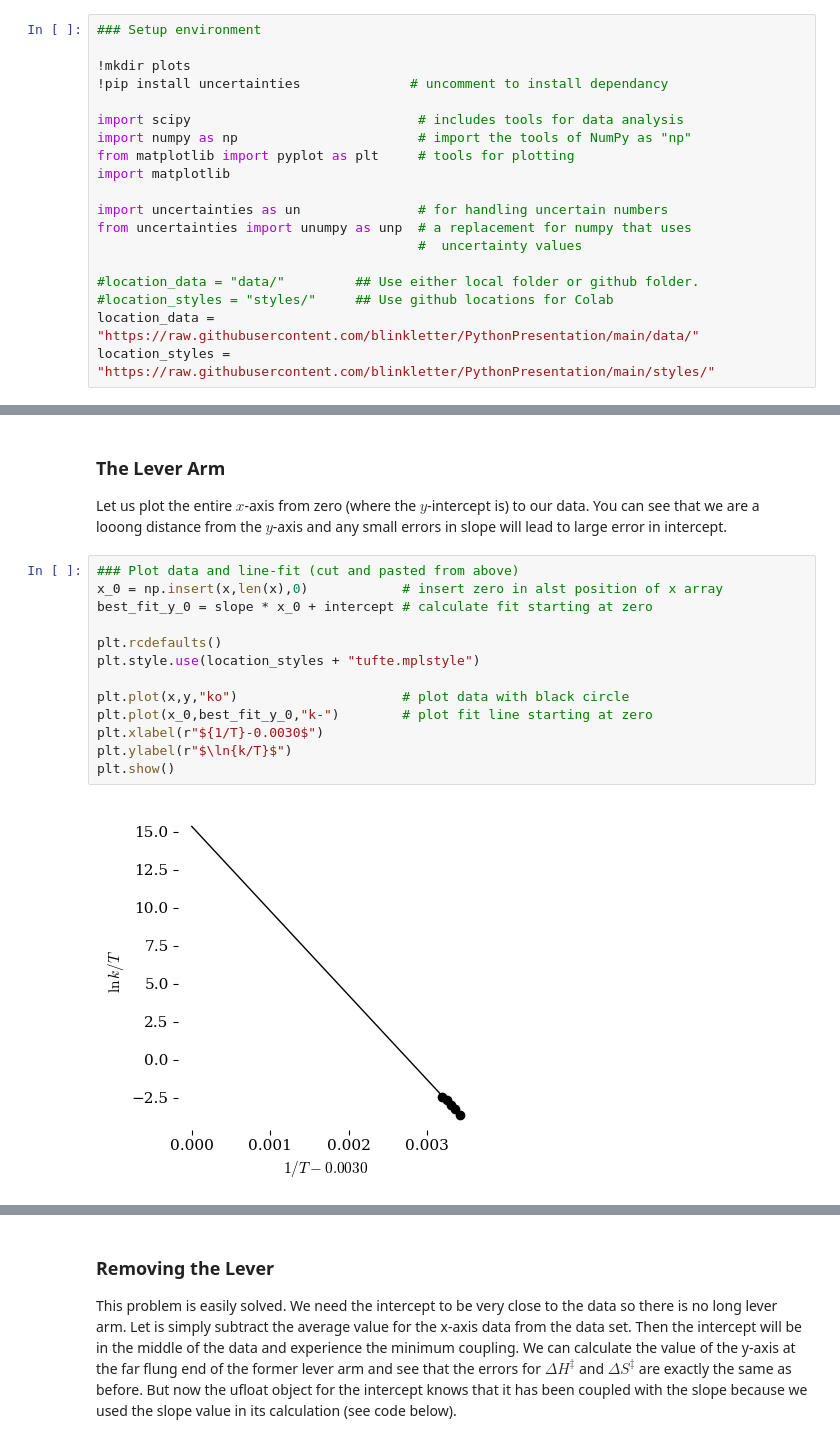
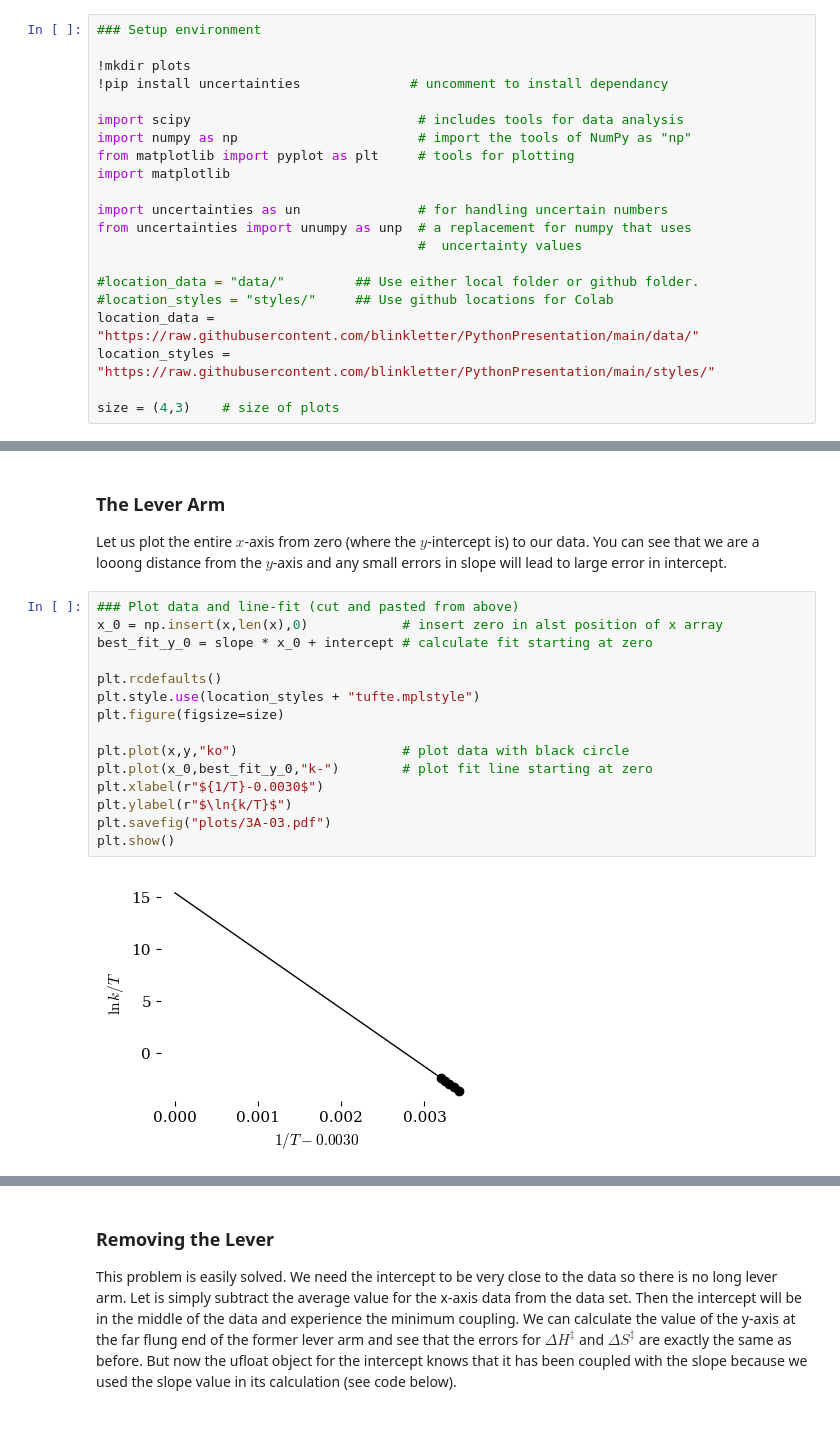
Before and after one commit to blinkletter/PythonPresentation, a Jupyter notebook: 03A-Eyring_Exercises_1_simple.ipynb, the cells around one changed output, grey strips where cells are left out. Saved outputs shown, nothing was run; the diff lists cells and outputs as text.

```diff
--- a/03A-Eyring_Exercises_1_simple.ipynb
+++ b/03A-Eyring_Exercises_1_simple.ipynb
@@ -31,6 +31,8 @@ from uncertainties import unumpy as unp  # a replacement for numpy that uses
 #location_styles = "styles/"     ## Use github locations for Colab
 location_data = "https://raw.githubusercontent.com/blinkletter/PythonPresentation/main/data/"
 location_styles = "https://raw.githubusercontent.com/blinkletter/PythonPresentation/main/styles/"
+
+size = (4,3)    # size of plots
 # %% [output]
 mkdir: plots: File exists
 Requirement already satisfied: uncertainties in /Users/blink/psi4conda/lib/python3.11/site-packages (3.2.1)
@@ -161,15 +275,17 @@ Let us plot the entire $x$-axis from zero (where the $y$-intercept is) to our da
 # %%
 ### Plot data and line-fit (cut and pasted from above)
 x_0 = np.insert(x,len(x),0)            # insert zero in alst position of x array
 best_fit_y_0 = slope * x_0 + intercept # calculate fit starting at zero
 
 plt.rcdefaults()
 plt.style.use(location_styles + "tufte.mplstyle")
+plt.figure(figsize=size)
 
 plt.plot(x,y,"ko")                     # plot data with black circle
 plt.plot(x_0,best_fit_y_0,"k-")        # plot fit line starting at zero
 plt.xlabel(r"${1/T}-0.0030$")
 plt.ylabel(r"$\ln{k/T}$")
+plt.savefig("plots/3A-03.pdf")
 plt.show()
 # %% [output]
-[figure, old version]
+[figure, new version]
```
Also changed, not shown: parts of 9 cells of this notebook, 59 other files.
